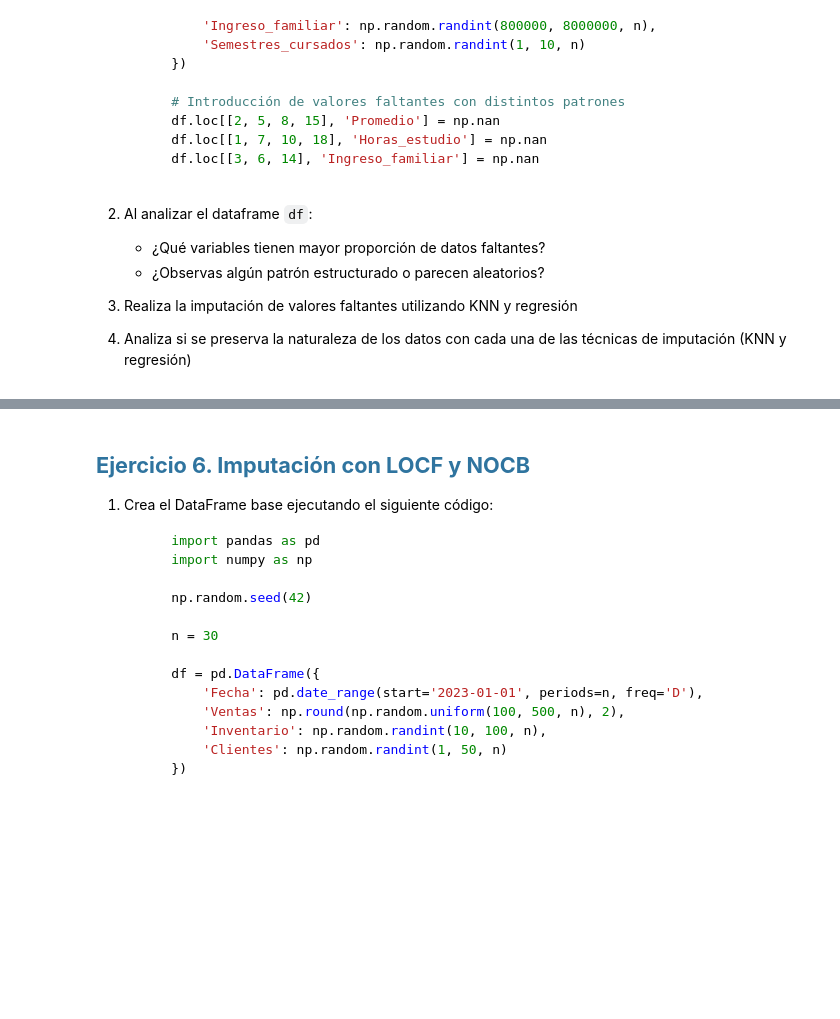
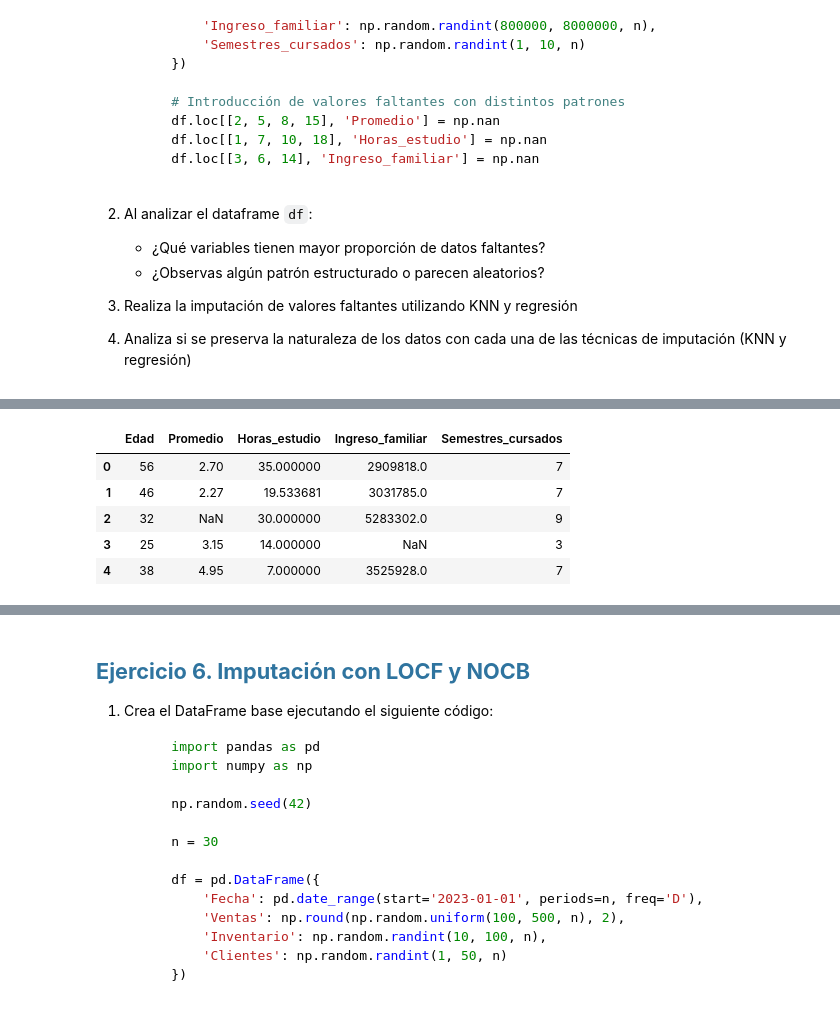
Before and after one commit to eospgonz10/statistical_analytics_homicide, a Jupyter notebook: sesiones_practicas/sp_5_juan_jose_garcia_alvarez_estiven_ospina_gonzalez.ipynb, the cells around one changed output, grey strips where cells are left out. Saved outputs shown, nothing was run; the diff lists cells and outputs as text; code cells hidden in the pictures; blank space fills up the shorter version.

```diff
--- a/sesiones_practicas/sp_5_juan_jose_garcia_alvarez_estiven_ospina_gonzalez.ipynb
+++ b/sesiones_practicas/sp_5_juan_jose_garcia_alvarez_estiven_ospina_gonzalez.ipynb
@@ -395,0 +543,28 @@ display(df.head(11))
+# %%
+# Imputación con regresión
+
+from sklearn.linear_model import LinearRegression
+
+data_missing_reg_1 = df.copy()
+
+# Se imputa horas de estudio con la edad
+mask_missing = data_missing_reg_1["Horas_estudio"].isnull()
+X_train = data_missing_reg_1.loc[~mask_missing, ["Edad"]]
+y_train = data_missing_reg_1.loc[~mask_missing, "Horas_estudio"]
+
+X_missing = data_missing_reg_1.loc[mask_missing, ["Edad"]]
+
+reg = LinearRegression()
+reg.fit(X_train, y_train)
+
+data_imputed = data_missing_reg_1.copy()
+data_imputed.loc[mask_missing, "Horas_estudio"] = reg.predict(X_missing)
+# %%
+data_imputed.head()
+# %% [output]
+|  | Edad | Promedio | Horas_estudio | Ingreso_familiar | Semestres_cursados |
+| 0 | 56 | 2.70 | 35.000000 | 2909818.0 | 7 |
+| 1 | 46 | 2.27 | 19.533681 | 3031785.0 | 7 |
+| 2 | 32 | NaN | 30.000000 | 5283302.0 | 9 |
+| 3 | 25 | 3.15 | 14.000000 | NaN | 3 |
+| 4 | 38 | 4.95 | 7.000000 | 3525928.0 | 7 |
```
Also changed, not shown: parts of 10 cells of this notebook.
